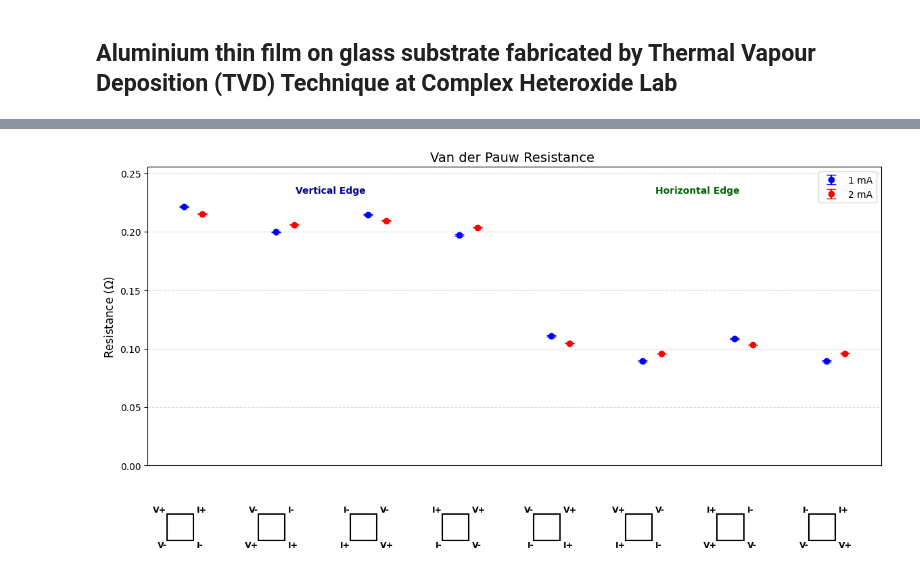
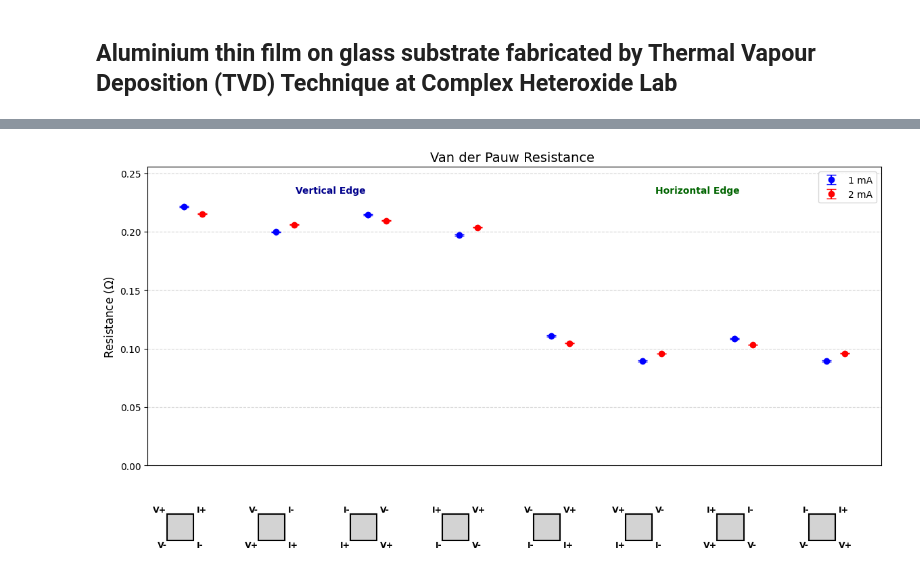
Before and after one commit to jajapuramshivasai/Advanced-Experimental-Techniques-in-Quantum-Materials, a Jupyter notebook: Thin_Film_Al.ipynb, the cells around one changed output, grey strips where cells are left out. Saved outputs shown, nothing was run; the diff lists cells and outputs as text; code cells hidden in the pictures.

```diff
--- a/Thin_Film_Al.ipynb
+++ b/Thin_Film_Al.ipynb
@@ -109,4 +137,5 @@ Resistivity (rho): 2.3060e-07 Ohm.m
 # %%
+#@title Resistances per each configurations
 import matplotlib.pyplot as plt
 import matplotlib.patches as patches
 import numpy as np
@@ -225,7 +254,7 @@ def draw_square_schematic(fig, center_x_display, center_y_display, size_display,
     ax_sq.set_ylim(0, 1)
 
     # Draw the box
-    rect = patches.Rectangle((0.1, 0.1), 0.4, 0.8, linewidth=1.5, edgecolor='black', facecolor='white')
+    rect = patches.Rectangle((0.1, 0.1), 0.4, 0.8, linewidth=1.5, edgecolor='black', facecolor='lightgrey')
     ax_sq.add_patch(rect)
 
     # Font settings
@@ -240,31 +269,31 @@ def draw_square_schematic(fig, center_x_display, center_y_display, size_display,
 
 # Calculate positions for squares
 # We map data coordinates (0, 1, 2...) to Figure coordinates (0.0 to 1.0)
 inv = ax.transData.inverted()
 
 # Iterate to place squares
 for i in range(len(data)):
     # Get the display coordinate of x=i
     # We transform (i, 0) from data to display coords
     pt_disp = ax.transData.transform((i, 0))
 
     # Convert display coords (pixels) to figure coords (0-1)
     x_fig = pt_disp[0] / fig.bbox.width
 
     # Y Position fixed at bottom of figure (e.g., 0.1)
     y_fig = 0.12
 
     # Draw
     size = 0.07 # Size in figure coordinates (0.09 = 9% of figure width)
     draw_square_schematic(fig, x_fig, y_fig, size, data[i]['pins'])
 
 # Add grouping text
 ax.text(1.5, max_r * 1.05, "Vertical Edge", ha='center',
         color='darkblue', fontweight='bold')
 ax.text(5.5, max_r * 1.05, "Horizontal Edge", ha='center',
         color='darkgreen', fontweight='bold')
 plt.axvline(3.5, color='gray', linestyle='--', alpha=0.5)
 
 plt.show()
 # %% [output]
-[figure, old version]
+[figure, new version]
```
Also changed, not shown: parts of 3 cells of this notebook.
